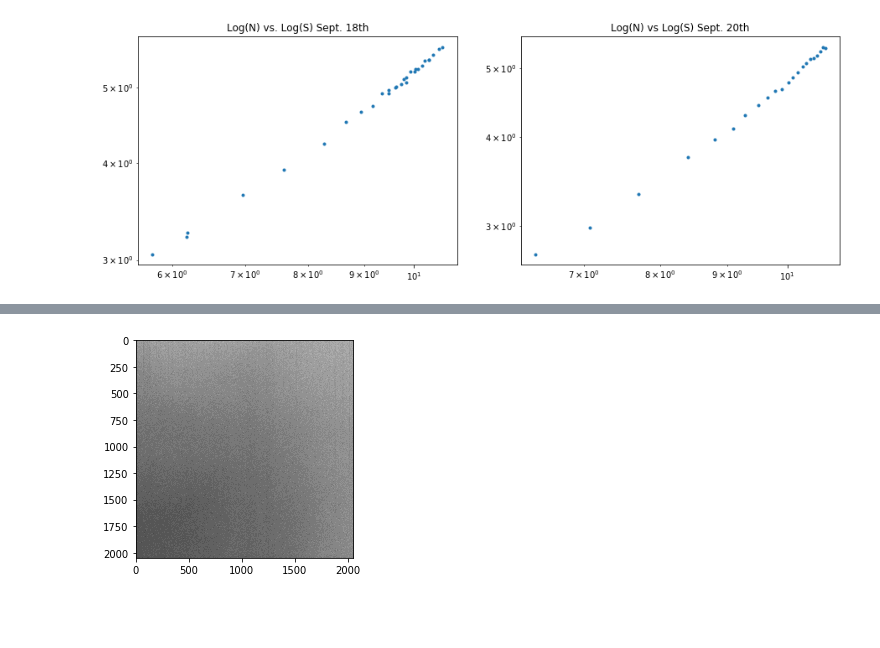
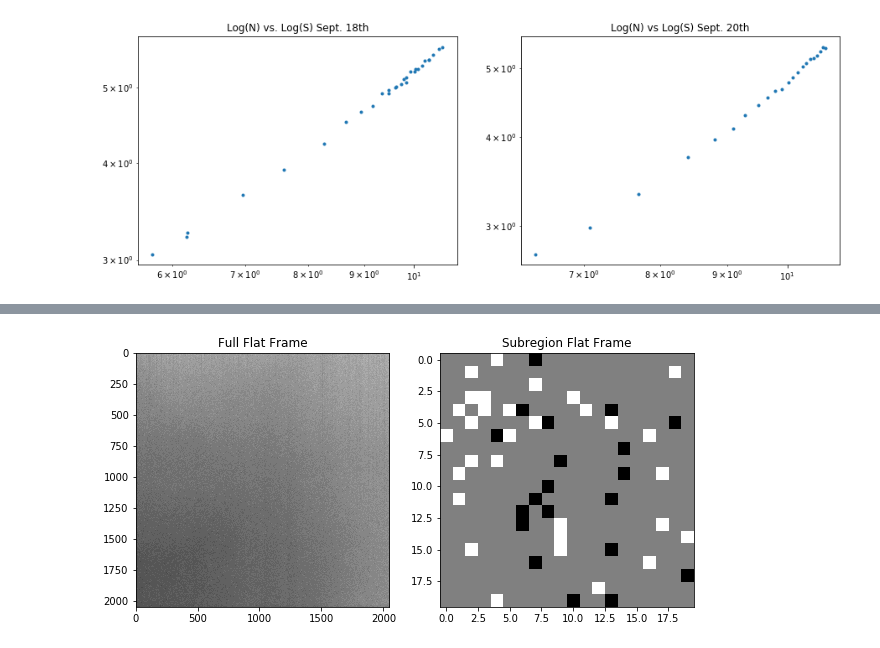
Before and after one commit to nannau/A329, a Jupyter notebook: notebooks/a329lab2.ipynb, the cells around one changed output, grey strips where cells are left out. Cells and saved outputs as stored; diff of their text form; code cells hidden in the pictures; blank space fills up the shorter version.

```diff
--- a/notebooks/a329lab2.ipynb
+++ b/notebooks/a329lab2.ipynb
@@ -314,16 +345,24 @@ gain 5.21369316333
 # %%
 # dividing flat fields:
 images_20_flat = glob.glob(sep_20_flat)
 
 # Process each image. First create master bias frame.
 # Add rejection!
+fl = []
 flats_arr=[]
 for image in images_20_flat:
     hdu_list = fits.open(image)
     flats_arr.append(hdu_list[0].data)#[800:820,950:970]) # try a few regions and sizes and find lowest sigma!!!
+    fl.append(hdu_list[0].data[800:820,950:970])
 
 new_flat = np.divide(flats_arr[3], flats_arr[10])
-plt.imshow(new_flat, cmap='gray')
-plt.show()
+new_fl = np.divide(fl[3], fl[10])
+
+f, axarr = plt.subplots(1, 2, figsize=(10, 10))
+cax=axarr[1].imshow(new_fl, cmap='gray')
+axarr[0].set_title("Full Flat Frame")
+cax2=axarr[0].imshow(new_flat, cmap='gray')
+axarr[1].set_title("Subregion Flat Frame")
+f.savefig('flats_divided')
 # %% [output]
-[figure, old version]
+[figure, new version]
```
Also changed, not shown: parts of 9 cells of this notebook, 5 other files.
